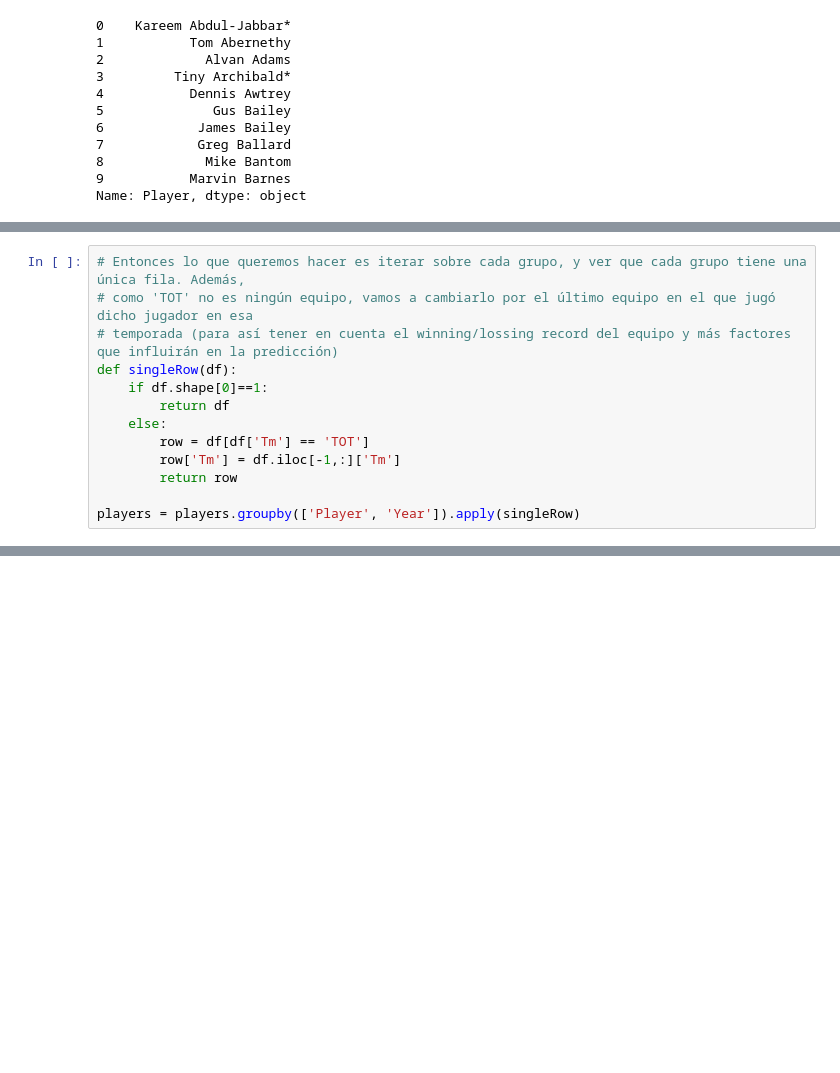
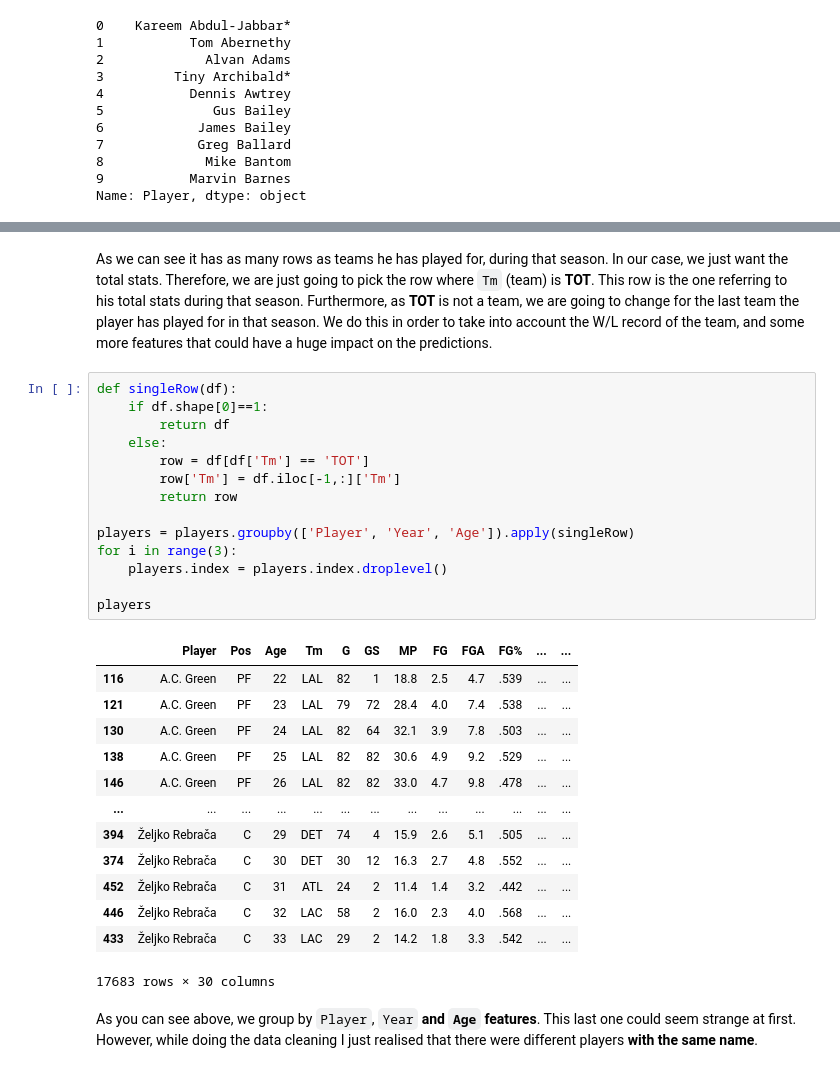
Before and after one commit to javigallego4/Predicting-NBA-MVP, a Jupyter notebook: Data Cleaning.ipynb, the cells around one changed output, grey strips where cells are left out. Saved outputs shown, nothing was run; the diff lists cells and outputs as text; blank space fills up the shorter version.

Commit message:
Data Cleaning 1.0

```diff
--- a/Data Cleaning.ipynb
+++ b/Data Cleaning.ipynb
@@ -108,13 +68,0 @@ players.groupby(['Player', 'Year']).get_group(('Greg Anderson', 1991))
-# %%
-# Entonces lo que queremos hacer es iterar sobre cada grupo, y ver que cada grupo tiene una única fila. Además,
-# como 'TOT' no es ningún equipo, vamos a cambiarlo por el último equipo en el que jugó dicho jugador en esa
-# temporada (para así tener en cuenta el winning/lossing record del equipo y más factores que influirán en la predicción)
-def singleRow(df):
-    if df.shape[0]==1:
-        return df
-    else:
-        row = df[df['Tm'] == 'TOT']
-        row['Tm'] = df.iloc[-1,:]['Tm']
-        return row
-
-players = players.groupby(['Player', 'Year']).apply(singleRow)
@@ -387,0 +97,32 @@ stats.head()
+# %% [markdown]
+As we can see it has as many rows as teams he has played for, during that season. In our case, we just want the total stats. Therefore, we are just going to pick the row where `Tm` (team) is **TOT**. This row is the one referring to his total stats during that season. Furthermore, as **TOT** is not a team, we are going to change for the last team the player has played for in that season. We do this in order to take into account the W/L record of the team, and some more features that could have a huge impact on the predictions.
+# %%
+def singleRow(df):
+    if df.shape[0]==1:
+        return df
+    else:
+        row = df[df['Tm'] == 'TOT']
+        row['Tm'] = df.iloc[-1,:]['Tm']
+        return row
+
+players = players.groupby(['Player', 'Year', 'Age']).apply(singleRow)
+for i in range(3):
+    players.index = players.index.droplevel()
+
+players
+# %% [output]
+|  | Player | Pos | Age | Tm | G | GS | MP | FG | FGA | FG% | ... | ... |
+| 116 | A.C. Green | PF | 22 | LAL | 82 | 1 | 18.8 | 2.5 | 4.7 | .539 | ... | ... |
+| 121 | A.C. Green | PF | 23 | LAL | 79 | 72 | 28.4 | 4.0 | 7.4 | .538 | ... | ... |
+| 130 | A.C. Green | PF | 24 | LAL | 82 | 64 | 32.1 | 3.9 | 7.8 | .503 | ... | ... |
+| 138 | A.C. Green | PF | 25 | LAL | 82 | 82 | 30.6 | 4.9 | 9.2 | .529 | ... | ... |
+| 146 | A.C. Green | PF | 26 | LAL | 82 | 82 | 33.0 | 4.7 | 9.8 | .478 | ... | ... |
+| ... | ... | ... | ... | ... | ... | ... | ... | ... | ... | ... | ... | ... |
+| 394 | Željko Rebrača | C | 29 | DET | 74 | 4 | 15.9 | 2.6 | 5.1 | .505 | ... | ... |
+| 374 | Željko Rebrača | C | 30 | DET | 30 | 12 | 16.3 | 2.7 | 4.8 | .552 | ... | ... |
+| 452 | Željko Rebrača | C | 31 | ATL | 24 | 2 | 11.4 | 1.4 | 3.2 | .442 | ... | ... |
+| 446 | Željko Rebrača | C | 32 | LAC | 58 | 2 | 16.0 | 2.3 | 4.0 | .568 | ... | ... |
+| 433 | Željko Rebrača | C | 33 | LAC | 29 | 2 | 14.2 | 1.8 | 3.3 | .542 | ... | ... |
+17683 rows × 30 columns
+# %% [markdown]
+As you can see above, we group by `Player`, `Year` **and `Age` features**. This last one could seem strange at first. However, while doing the data cleaning I just realised that there were different players **with the same name**.
```
Also changed, not shown: parts of 89 cells of this notebook, 10 other files.
